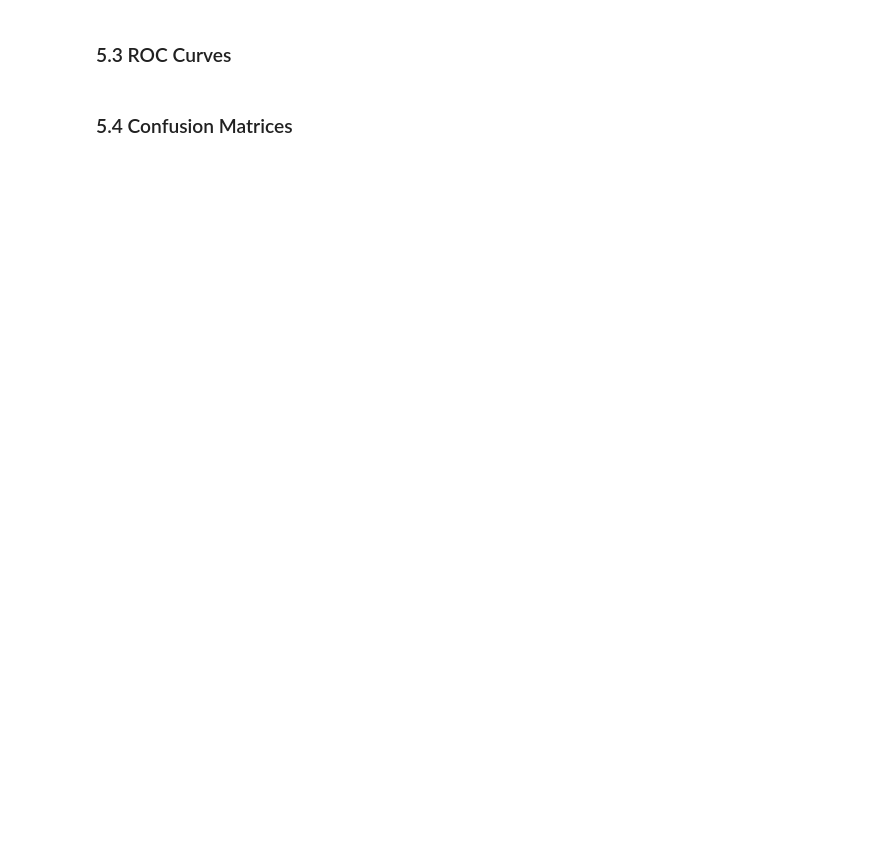
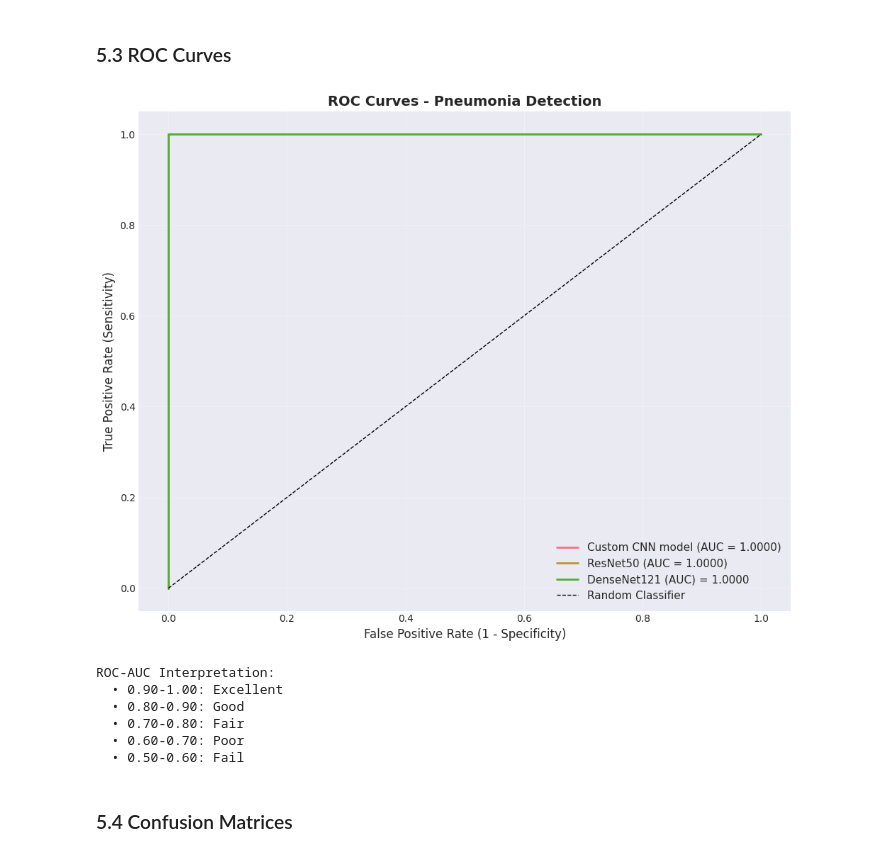
Before and after one commit to Psalmmie/project_pneumonia, a Jupyter notebook: Pneumonia_Detection_XRay.ipynb, the cells around one changed output. Drawn from its saved outputs; the diff is of its cells as text; code cells hidden in the pictures; blank space fills up the shorter version.

Commit message:
wrote a code to plot the confusion matrix

```diff
--- a/Pneumonia_Detection_XRay.ipynb
+++ b/Pneumonia_Detection_XRay.ipynb
@@ -1202,7 +1202,9 @@ def test_set_evaluate(model, test_loader, device):
         'specificity': specificity,
         'f1': f1,
         'roc_auc': roc_auc,
-        'confusion_matrix': (tn, fp, fn, tp)
+        'confusion_matrix': (tn, fp, fn, tp),
+        'fpr': fpr,
+        'tpr': tpr
     }
     return result
 
@@ -1271,31 +1289,39 @@ print("  • ROC-AUC: Overall discriminative ability")
 ### 5.3 ROC Curves
 # %%
 # Plot ROC curves for all models
-fig.figure(figsize=(10, 8))
+plt.figure(figsize=(10, 8))
 
 plt.plot(result_custom['fpr'], result_custom['tpr'],
         label=f"Custom CNN model (AUC = {result_custom['roc_auc']:.4f})", linewidth=2)
 plt.plot(result_resnet['fpr'], result_resnet['tpr'],
          label=f"ResNet50 (AUC = {result_resnet['roc_auc']:.4f})", linewidth=2)
 plt.plot(result_densenet['fpr'], result_densenet['tpr'],
          label=f"DenseNet121 (AUC) = {result_densenet['roc_auc']:.4f}", linewidth=2)
 
 plt.plot([0, 1], [0, 1], 'k--', label='Random Classifier', linewidth=1)
 
 plt.xlabel('False Positive Rate (1 - Specificity)', fontsize=12)
 plt.ylabel('True Positive Rate (Sensitivity)', fontsize=12)
 plt.title('ROC Curves - Pneumonia Detection', fontsize=14, fontweight='bold')
 plt.legend(loc='lower right', fontsize=11)
 plt.grid(True, alpha=0.3)
 plt.tight_layout()
 plt.show()
 
 print("\nROC-AUC Interpretation:")
 print("  • 0.90-1.00: Excellent")
 print("  • 0.80-0.90: Good")
 print("  • 0.70-0.80: Fair")
 print("  • 0.60-0.70: Poor")
 print("  • 0.50-0.60: Fail")
+# %% [output]
+[figure, added]
+ROC-AUC Interpretation:
+  • 0.90-1.00: Excellent
+  • 0.80-0.90: Good
+  • 0.70-0.80: Fair
+  • 0.60-0.70: Poor
+  • 0.50-0.60: Fail
 # %% [markdown]
 ### 5.4 Confusion Matrices
 # %%
```
Also changed, not shown: parts of 3 cells of this notebook.
